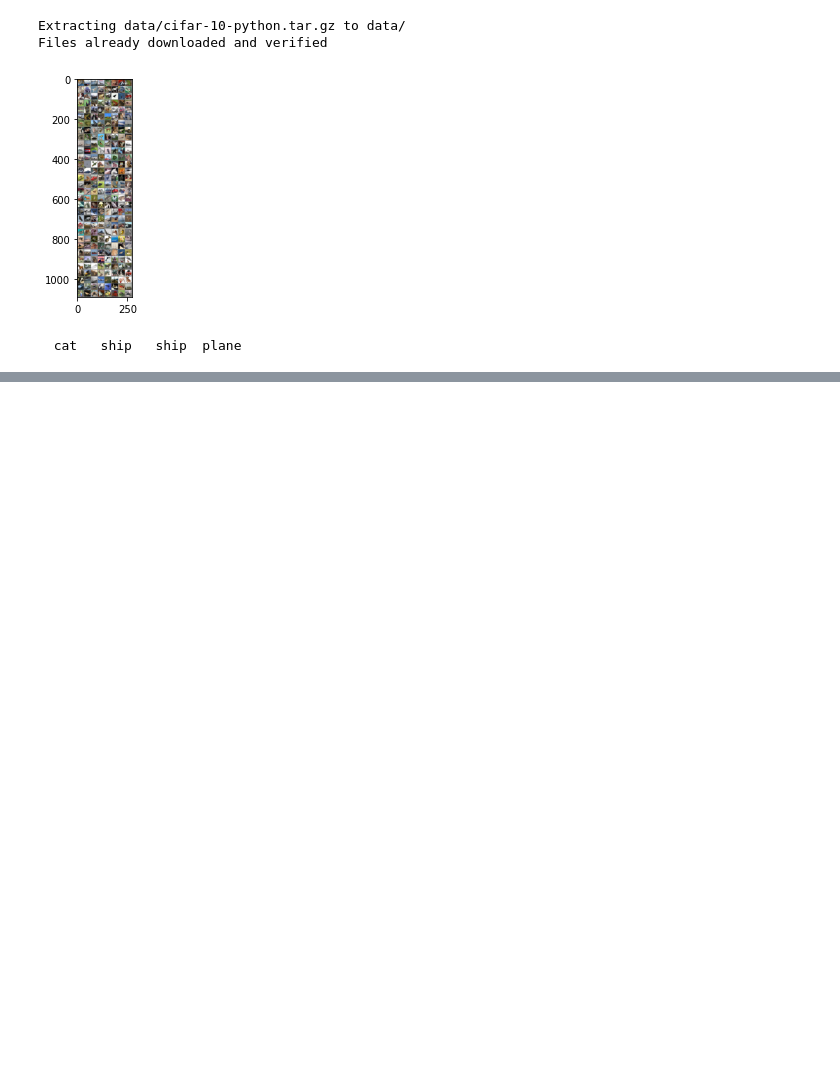
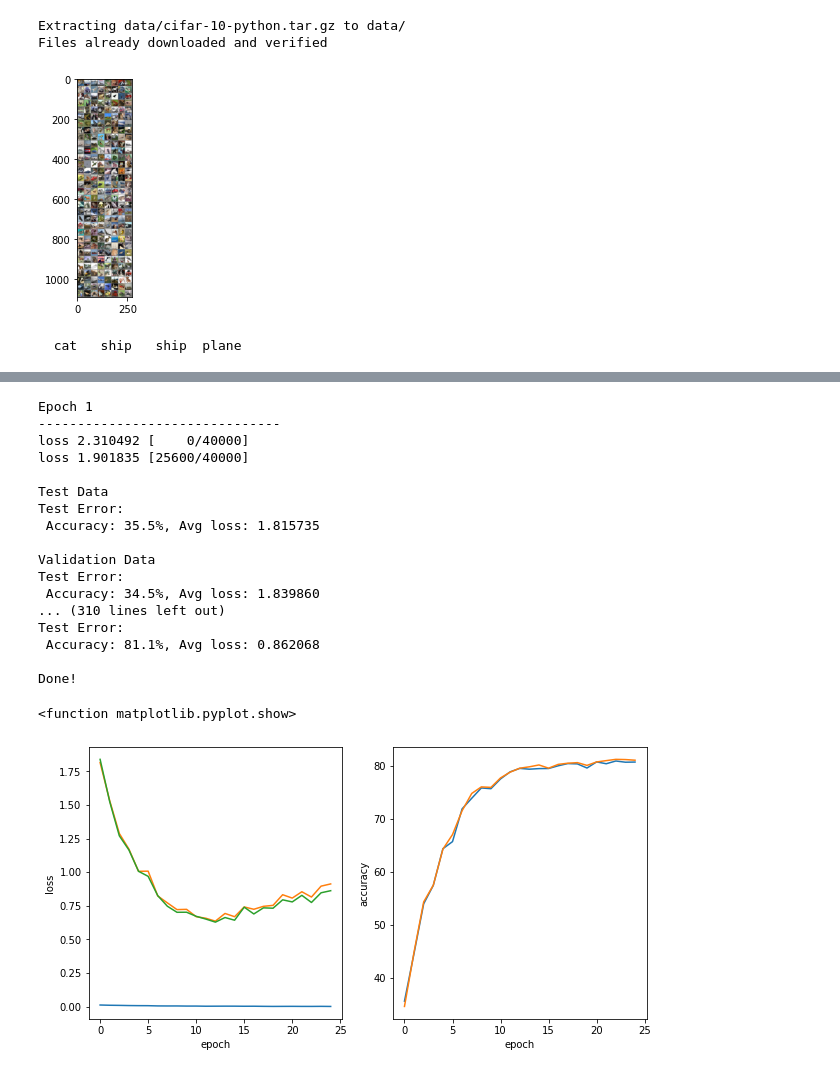
Before and after one commit to Bo-kyoung/AI-practices, a Jupyter notebook: VGG16_CIFAR10_validation.ipynb, the cells around one changed output, grey strips where cells are left out. Drawn from its saved outputs; the diff is of its cells as text; code cells hidden in the pictures; blank space fills up the shorter version.

```diff
--- a/VGG16_CIFAR10_validation.ipynb
+++ b/VGG16_CIFAR10_validation.ipynb
@@ -79,6 +79,7 @@ class VGG16(nn.Module):
         nn.ReLU(),
         nn.Conv2d(in_channels =128,out_channels = 128,kernel_size = 3, stride = 1, padding = 1),
         nn.ReLU(),
+        nn.BatchNorm2d(128),
         nn.Conv2d(in_channels = 128,out_channels = 256,kernel_size = 3, stride = 1, padding = 1),
         nn.ReLU(),
         nn.Conv2d(in_channels =256,out_channels = 256,kernel_size = 3, stride = 1, padding = 1),
@@ -92,6 +93,7 @@ class VGG16(nn.Module):
         nn.ReLU(),
         nn.Conv2d(in_channels =512,out_channels = 512,kernel_size = 3, stride = 1, padding = 1),
         nn.ReLU(),
+        nn.BatchNorm2d(512),
         nn.Conv2d(in_channels =512,out_channels = 512,kernel_size = 3, stride = 1, padding = 1),
         nn.ReLU(),
         nn.Conv2d(in_channels =512,out_channels = 512,kernel_size = 3, stride = 1, padding = 1),
@@ -107,6 +109,7 @@ class VGG16(nn.Module):
     nn.Linear(4*4*512,4096),
     nn.ReLU(True),
     nn.Dropout(0.5),
+    nn.BatchNorm1d(4096),
     nn.Linear(4096,4096),
     nn.ReLU(True),
     nn.Dropout(0.5),
@@ -138,8 +180,8 @@ class VGG16(nn.Module):
 # %%
 model = VGG16().to(device)
-criterion = nn.CrossEntropyLoss().to(device)
-optimizer = optim.SGD(model.parameters(),lr = learning_rate,momentum = 0.9)
-lr_sche = optim.lr_scheduler.StepLR(optimizer, step_size = 5, gamma =0.9)
+loss_fn = nn.CrossEntropyLoss().to(device)
+optimizer = optim.SGD(model.parameters(),lr = 0.03,momentum = 0.9)
+#lr_sche = optim.lr_scheduler.StepLR(optimizer, step_size = 5, gamma =0.9)
 
 summary(model, input_size = (3,32,32))
 # %% [output]
@@ -224,0 +205,35 @@ plt.show
+# %%
+train_loss_history = []
+test_loss_history = []
+valid_loss_history = []
+test_acc_history = []
+valid_acc_history =[]
+epochs = 25
+for t in range(epochs):
+    print(f"Epoch {t+1}\n-------------------------------")
+    train_loop(train_loader, model, loss_fn, optimizer, train_loss_history)
+    print("\nTest Data")
+    test_loop(test_loader, model, loss_fn, test_loss_history,test_acc_history)
+    print("Validation Data")
+    test_loop(valid_loader, model, loss_fn, valid_loss_history,valid_acc_history)
+print("Done!")
+# %% [output]
+Epoch 1
+-------------------------------
+loss 2.310492 [    0/40000]
+loss 1.901835 [25600/40000]
+
+Test Data
+Test Error:
+ Accuracy: 35.5%, Avg loss: 1.815735
+
+Validation Data
+Test Error:
+ Accuracy: 34.5%, Avg loss: 1.839860
+... (310 lines left out)
+Test Error:
+ Accuracy: 81.1%, Avg loss: 0.862068
+
+Done!
+<function matplotlib.pyplot.show>
+[figure, added]
```
Also changed, not shown: parts of 7 cells of this notebook.
